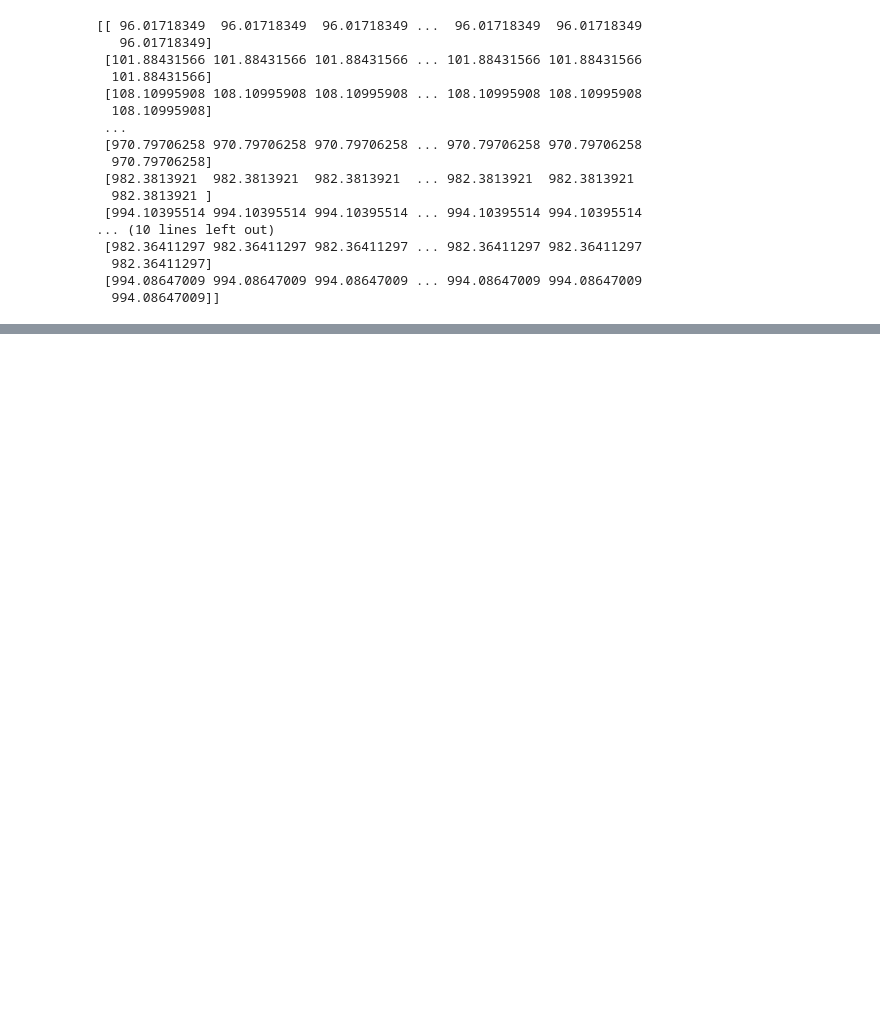
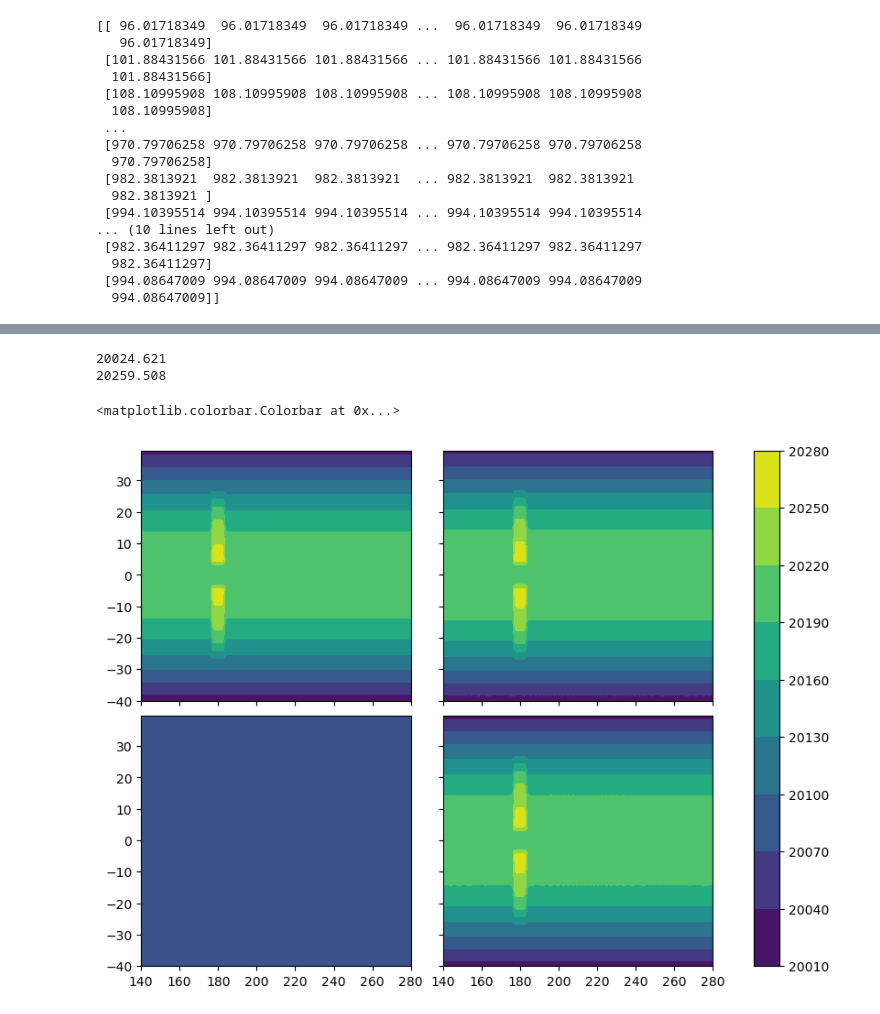
Before and after one commit to ta440/dcmip2025_gap_and_vortex, a Jupyter notebook: jupyter_notebooks/gap_2_by_2_paper_figures.ipynb, the cells around one changed output, grey strips where cells are left out. Drawn from its saved outputs; the diff is of its cells as text; code cells hidden in the pictures; blank space fills up the shorter version.

```diff
--- a/jupyter_notebooks/gap_2_by_2_paper_figures.ipynb
+++ b/jupyter_notebooks/gap_2_by_2_paper_figures.ipynb
@@ -533,0 +577,17 @@ Text(0.5, 0.01, 'Longitude (deg)')
+# %%
+fig, axes = plt.subplots(2,2, sharey=True, sharex=True, figsize = (8,6), layout="constrained")
+(ax1, ax2), (ax3, ax4) = axes
+
+print(np.min(nc1['Z3'][0, 0, lat_inds, lon_inds]))
+print(np.max(nc1['Z3'][0, 0, lat_inds, lon_inds]))
+
+plot1 = ax1.contourf(LON, LAT, nc1['Z3'][0, 0, lat_inds, lon_inds])
+plot2 = ax2.contourf(LON, LAT, nc2['Z3'][0, 0, lat_inds, lon_inds])
+plot3 = ax3.contourf(LON, LAT, nc3['Z3'][0, 0, lat_inds, lon_inds])
+plot4 = ax4.contourf(LON, LAT, nc4['Z3'][0, 0, lat_inds, lon_inds])
+plt.colorbar(plot4, ax=axes)
+# %% [output]
+20024.621
+20259.508
+<matplotlib.colorbar.Colorbar at 0x...>
+[figure, added]
```
Also changed, not shown: parts of 10 cells of this notebook, 4 other files.
